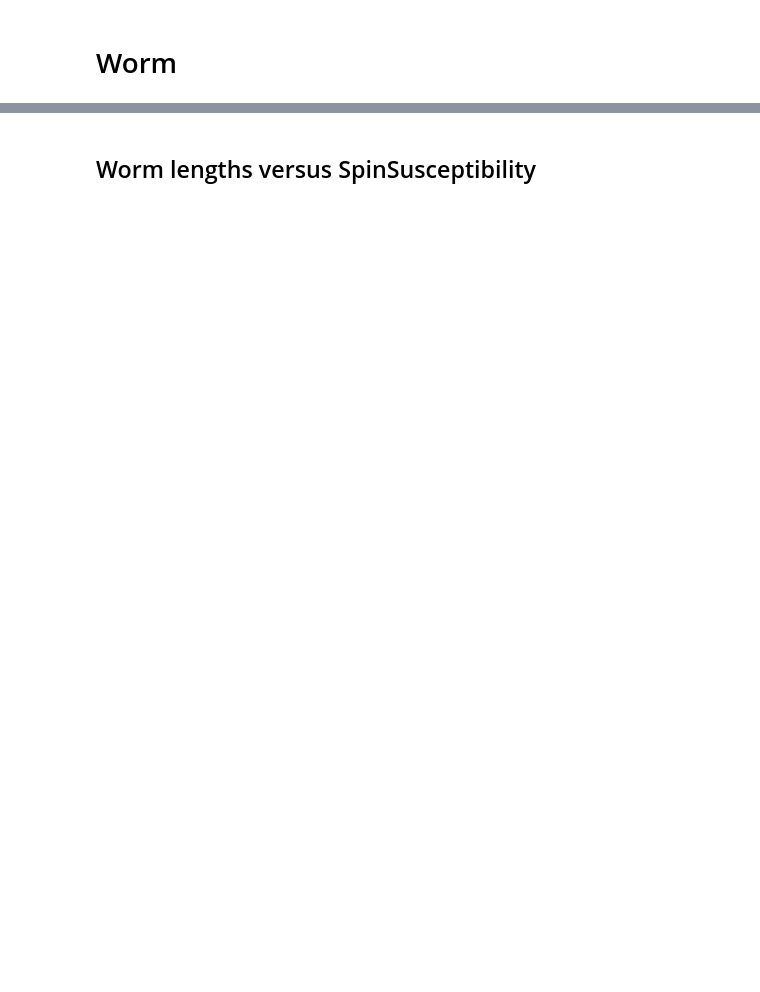
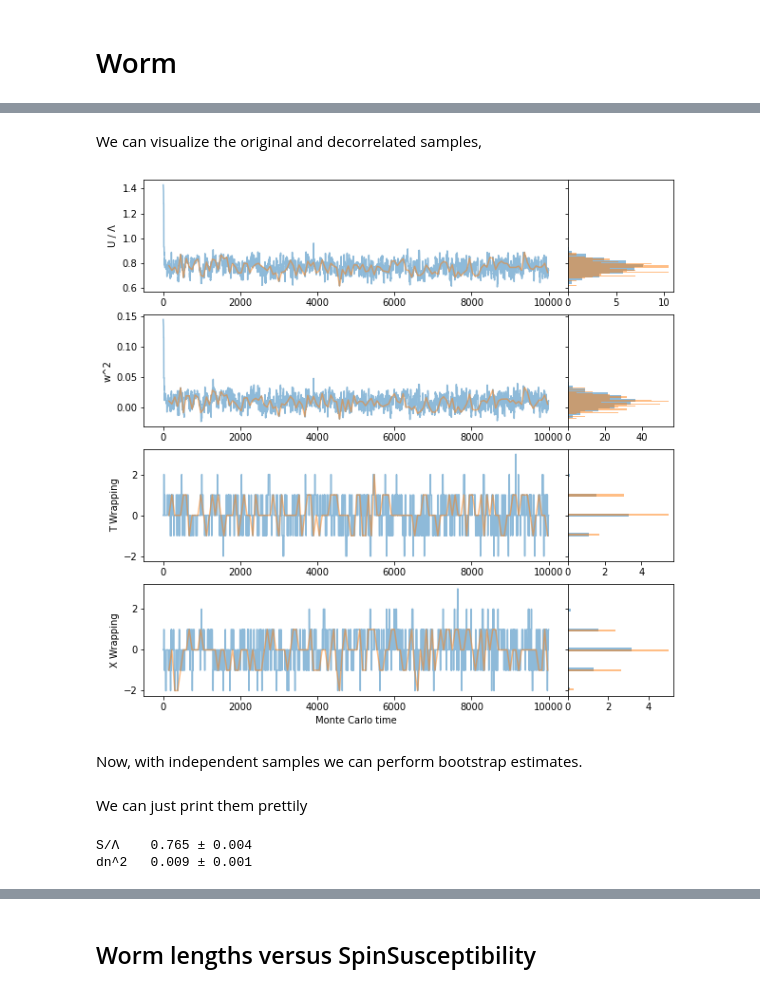
Before and after one commit to evanberkowitz/supervillain, a Jupyter notebook: workbooks/worm_vs_plaquette.ipynb, the cells around one changed output, grey strips where cells are left out. Cells and saved outputs as stored; diff of their text form; code cells hidden in the pictures; blank space fills up the shorter version.

```diff
--- a/workbooks/worm_vs_plaquette.ipynb
+++ b/workbooks/worm_vs_plaquette.ipynb
@@ -189,0 +231,9 @@ dn^2   0.085 ± 0.003
+# %% [markdown]
+We can visualize the original and decorrelated samples,
+# %%
+ax = plot(w_worm)
+ax = plot(w_worm_independent, ax=ax)
+# %% [output]
+[figure, added]
+# %% [markdown]
+Now, with independent samples we can perform bootstrap estimates.
@@ -189,0 +242,8 @@ dn^2   0.085 ± 0.003
+# %% [markdown]
+We can just print them prettily
+# %%
+print(f'S/Λ    {error_format(bootstrap_estimate(b_worm.InternalEnergyDensity))}')
+print(f'dn^2   {error_format(bootstrap_estimate(b_worm.WindingSquared))}')
+# %% [output]
+S/Λ    0.765 ± 0.004
+dn^2   0.009 ± 0.001
```
Also changed, not shown: parts of 22 cells of this notebook, 6 other files.
